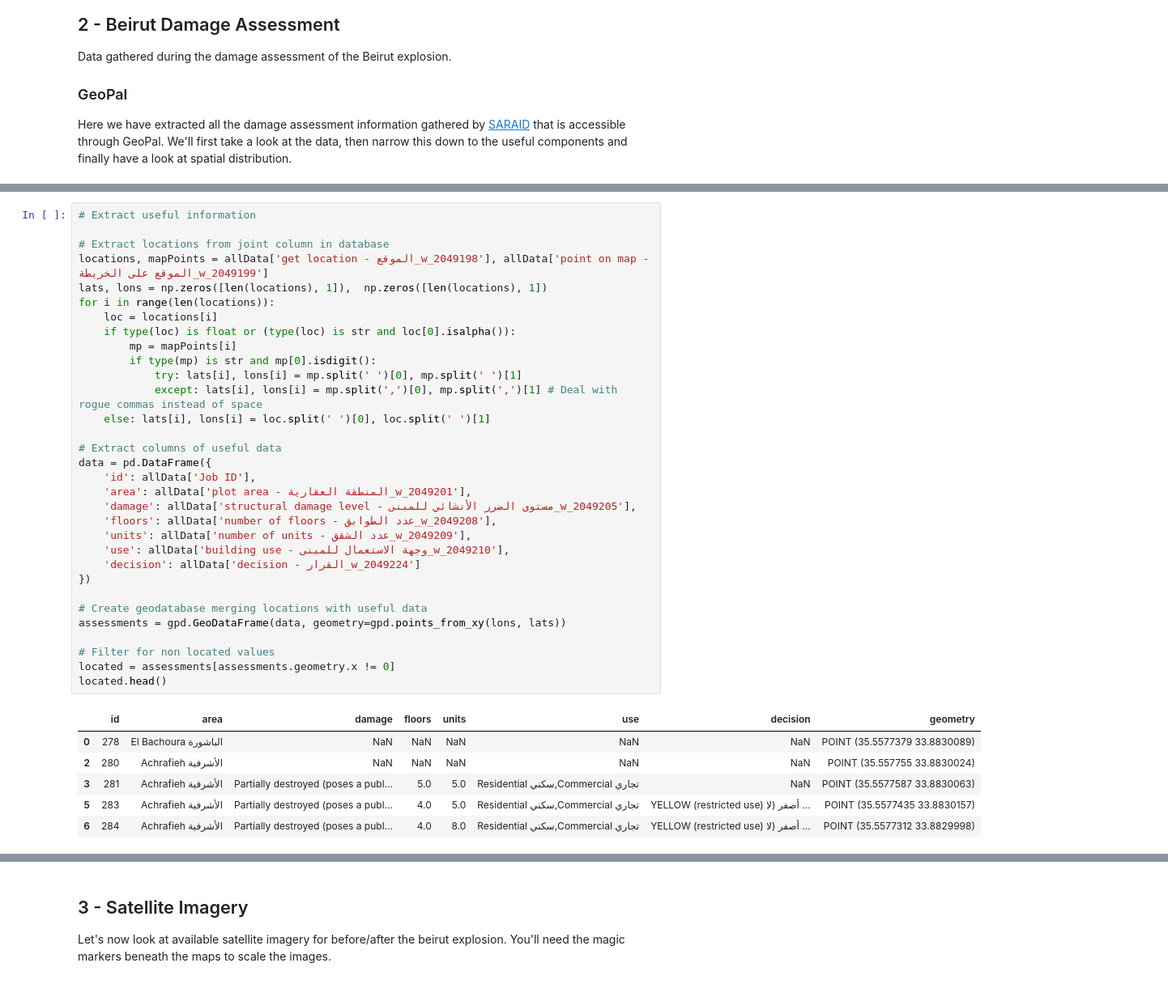
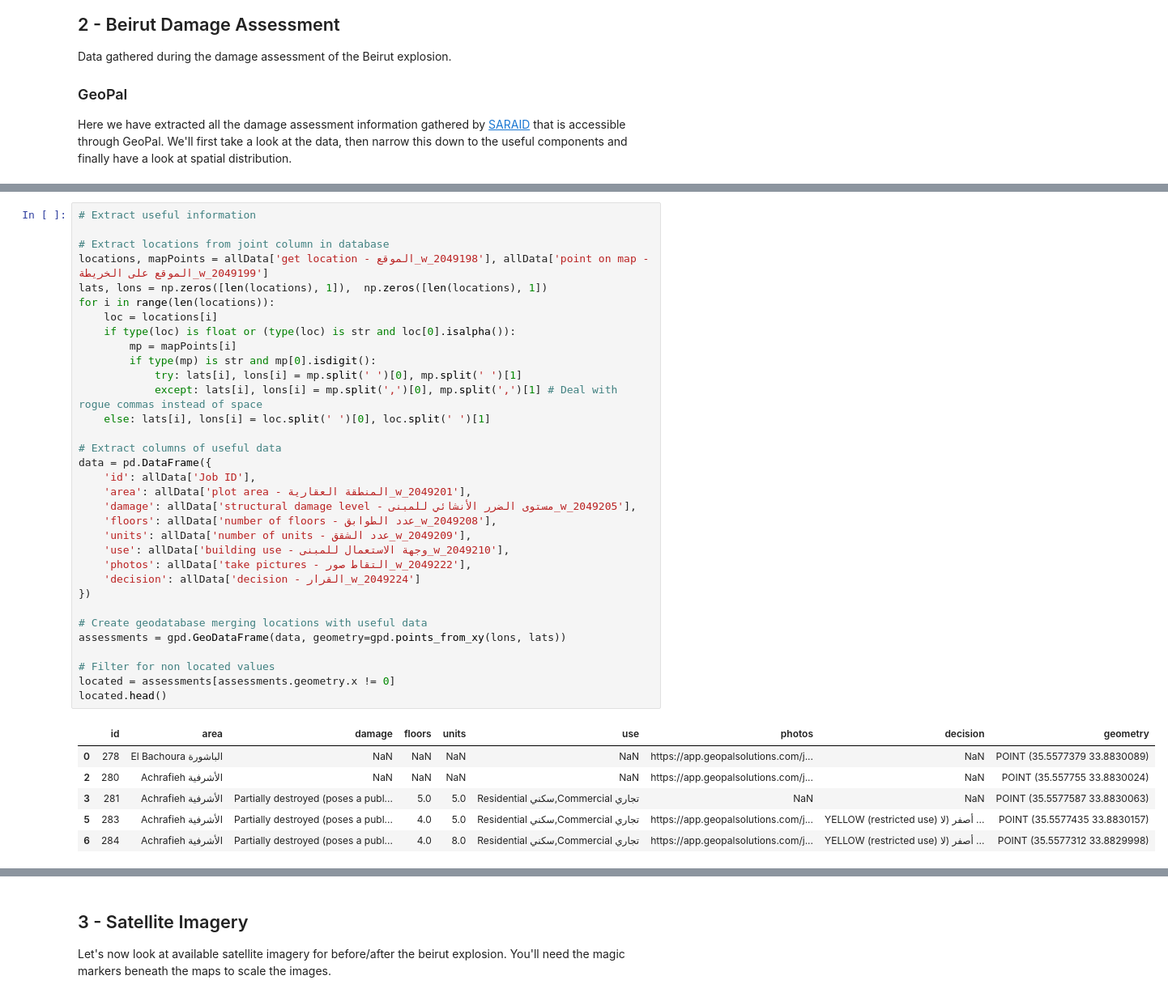
Before and after one commit to luke-scot/damage-assessment, a Jupyter notebook: data_visualisation.ipynb, the cells around one changed output, grey strips where cells are left out. Shown at 81% size. Saved outputs shown, nothing was run; the diff lists cells and outputs as text.

```diff
--- a/data_visualisation.ipynb
+++ b/data_visualisation.ipynb
@@ -100,39 +113,40 @@ allData.head()
 # Extract locations from joint column in database
 locations, mapPoints = allData['get location - الموقع_w_2049198'], allData['point on map - الموقع على الخريطة_w_2049199']
 lats, lons = np.zeros([len(locations), 1]),  np.zeros([len(locations), 1])
 for i in range(len(locations)):
     loc = locations[i]
     if type(loc) is float or (type(loc) is str and loc[0].isalpha()):
         mp = mapPoints[i]
         if type(mp) is str and mp[0].isdigit():
             try: lats[i], lons[i] = mp.split(' ')[0], mp.split(' ')[1]
             except: lats[i], lons[i] = mp.split(',')[0], mp.split(',')[1] # Deal with rogue commas instead of space
     else: lats[i], lons[i] = loc.split(' ')[0], loc.split(' ')[1]
 
 # Extract columns of useful data
 data = pd.DataFrame({
     'id': allData['Job ID'],
     'area': allData['plot area - المنطقة العقارية_w_2049201'],
     'damage': allData['structural damage level - مستوى الضرر الأنشائي للمبنى_w_2049205'],
     'floors': allData['number of floors - عدد الطوابق_w_2049208'],
     'units': allData['number of units - عدد الشقق_w_2049209'],
     'use': allData['building use - وجهة الاستعمال للمبنى_w_2049210'],
+    'photos': allData['take pictures - التقاط صور_w_2049222'],
     'decision': allData['decision - القرار_w_2049224']
 })
 
 # Create geodatabase merging locations with useful data
 assessments = gpd.GeoDataFrame(data, geometry=gpd.points_from_xy(lons, lats))
 
 # Filter for non located values
 located = assessments[assessments.geometry.x != 0]
 located.head()
 # %% [output]
-|  | id | area | damage | floors | units | use | decision | geometry |
-| 0 | 278 | El Bachoura الباشورة | NaN | NaN | NaN | NaN | NaN | POINT (35.5577379 33.8830089) |
-| 2 | 280 | Achrafieh الأشرفية | NaN | NaN | NaN | NaN | NaN | POINT (35.557755 33.8830024) |
-| 3 | 281 | Achrafieh الأشرفية | Partially destroyed (poses a publ... | 5.0 | 5.0 | Residential سكني,Commercial تجاري | NaN | POINT (35.5577587 33.8830063) |
-| 5 | 283 | Achrafieh الأشرفية | Partially destroyed (poses a publ... | 4.0 | 5.0 | Residential سكني,Commercial تجاري | YELLOW (restricted use) أصفر (لا ... | POINT (35.5577435 33.8830157) |
-| 6 | 284 | Achrafieh الأشرفية | Partially destroyed (poses a publ... | 4.0 | 8.0 | Residential سكني,Commercial تجاري | YELLOW (restricted use) أصفر (لا ... | POINT (35.5577312 33.8829998) |
+|  | id | area | damage | floors | units | use | photos | decision | geometry |
+| 0 | 278 | El Bachoura الباشورة | NaN | NaN | NaN | NaN | https://app.geopalsolutions.com/j... | NaN | POINT (35.5577379 33.8830089) |
+| 2 | 280 | Achrafieh الأشرفية | NaN | NaN | NaN | NaN | https://app.geopalsolutions.com/j... | NaN | POINT (35.557755 33.8830024) |
+| 3 | 281 | Achrafieh الأشرفية | Partially destroyed (poses a publ... | 5.0 | 5.0 | Residential سكني,Commercial تجاري | NaN | NaN | POINT (35.5577587 33.8830063) |
+| 5 | 283 | Achrafieh الأشرفية | Partially destroyed (poses a publ... | 4.0 | 5.0 | Residential سكني,Commercial تجاري | https://app.geopalsolutions.com/j... | YELLOW (restricted use) أصفر (لا ... | POINT (35.5577435 33.8830157) |
+| 6 | 284 | Achrafieh الأشرفية | Partially destroyed (poses a publ... | 4.0 | 8.0 | Residential سكني,Commercial تجاري | https://app.geopalsolutions.com/j... | YELLOW (restricted use) أصفر (لا ... | POINT (35.5577312 33.8829998) |
 # %%
 ## Plot data on map
 # Create Map
```
Also changed, not shown: parts of 18 cells of this notebook.
